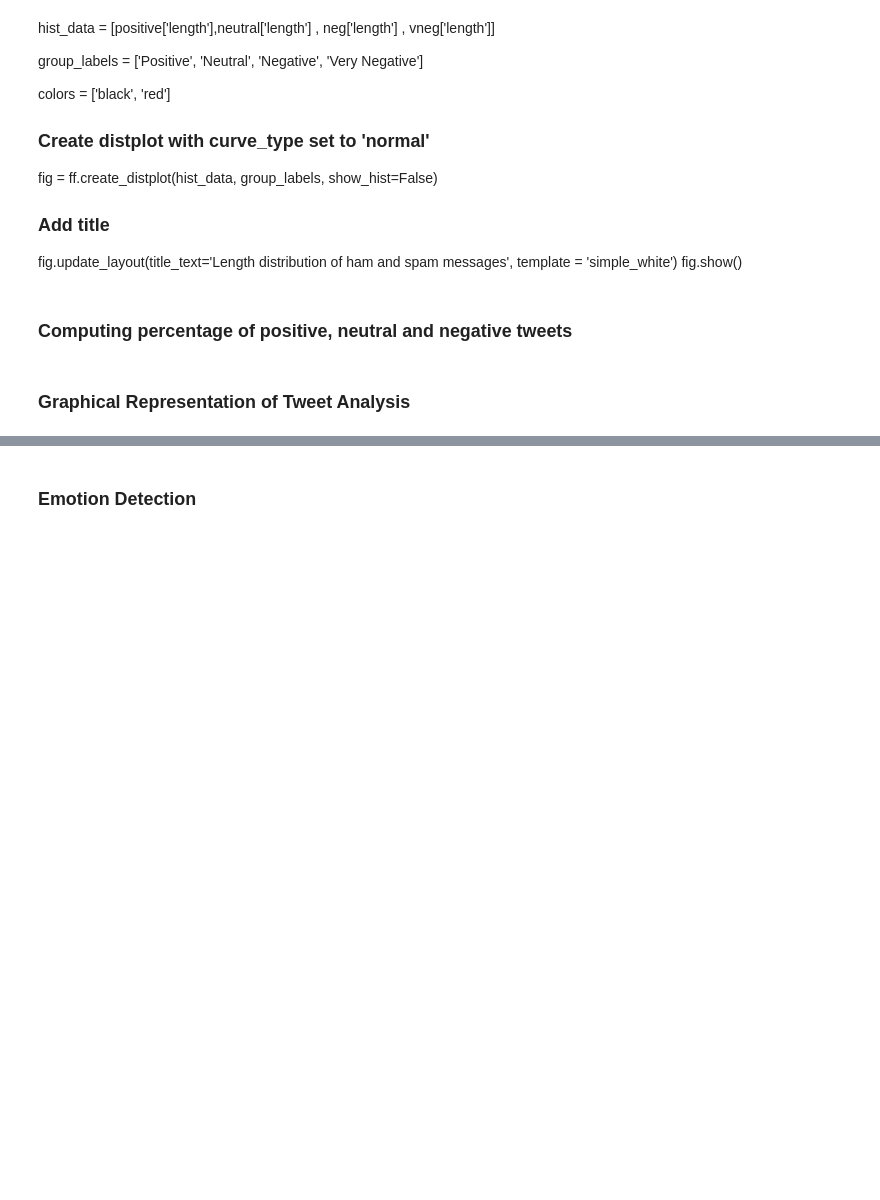
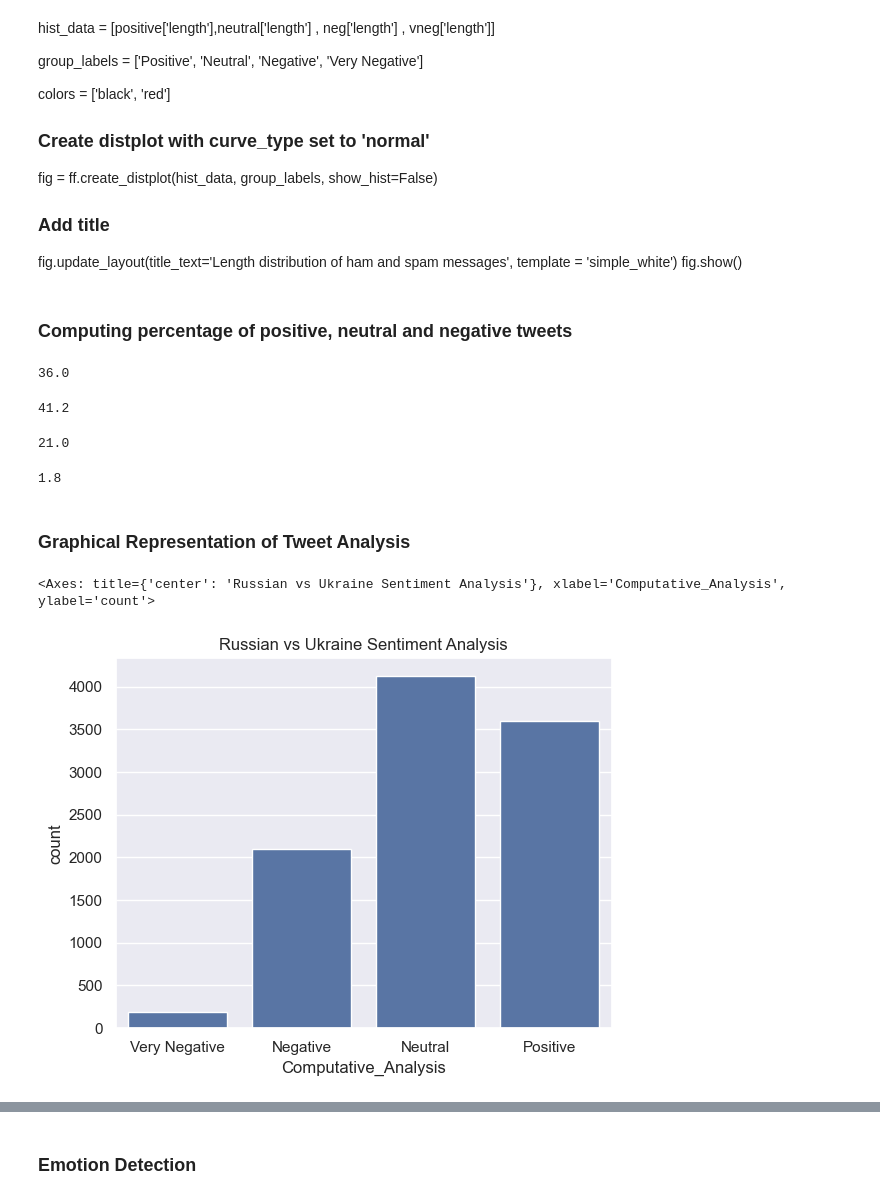
Before and after one commit to dplte/MY-DAC-Curriculum, a Jupyter notebook: DAC-008_Intro_To_NLP/DAC-008_Sentiment_Analysis_1_Student.ipynb, the cells around one changed output, grey strips where cells are left out. Saved outputs shown, nothing was run; the diff lists cells and outputs as text; code cells hidden in the pictures; blank space fills up the shorter version.

```diff
--- a/DAC-008_Intro_To_NLP/DAC-008_Sentiment_Analysis_1_Student.ipynb
+++ b/DAC-008_Intro_To_NLP/DAC-008_Sentiment_Analysis_1_Student.ipynb
@@ -451,9 +454,40 @@ fig.show()
+# %%
+# Percentage of positive tweets
+posTweets = sort_data[sort_data.Computative_Analysis=='Positive']
+posTweets = posTweets['Reviewed_Tweet']
+round((posTweets.shape[0]/sort_data.shape[0]*100) ,1)
+# %% [output]
+36.0
+# %%
+# Percentage of neutral tweets
+neuTweets = sort_data[sort_data.Computative_Analysis=='Neutral']
+neuTweets = neuTweets['Reviewed_Tweet']
+round((neuTweets.shape[0]/sort_data.shape[0]*100) ,1)
+# %% [output]
+41.2
+# %%
+# Percentage of negative tweets
+negTweets = sort_data[sort_data.Computative_Analysis=='Negative']
+negTweets = negTweets['Reviewed_Tweet']
+round((negTweets.shape[0]/sort_data.shape[0]*100) ,1)
+# %% [output]
+21.0
+# %%
+# Percentage of very negative tweets
+vnegTweets = sort_data[sort_data.Computative_Analysis=='Very Negative']
+vnegTweets = vnegTweets['Reviewed_Tweet']
+round((vnegTweets.shape[0]/sort_data.shape[0]*100) ,1)
+# %% [output]
+1.8
 # %% [markdown]
 ### Graphical Representation of Tweet Analysis
 # %%
-# sort_data['Computation_Analysis'].value_counts()
-# plt.title('Russian vs Ukraine Sentiment Analysis')
-# # plt.xlabel('General Sentiment Type')
-# # plt.ylabel('Count')
-# sns.countplot(x='Computation_Analysis', data=sort_data)
+sort_data['Computative_Analysis'].value_counts()
+plt.title('Russian vs Ukraine Sentiment Analysis')
+# plt.xlabel('General Sentiment Type')
+# plt.ylabel('Count')
+sns.countplot(x='Computative_Analysis', data=sort_data)
+# %% [output]
+<Axes: title={'center': 'Russian vs Ukraine Sentiment Analysis'}, xlabel='Computative_Analysis', ylabel='count'>
+[figure, added]
 # %%
```
Also changed, not shown: parts of 21 cells of this notebook.
